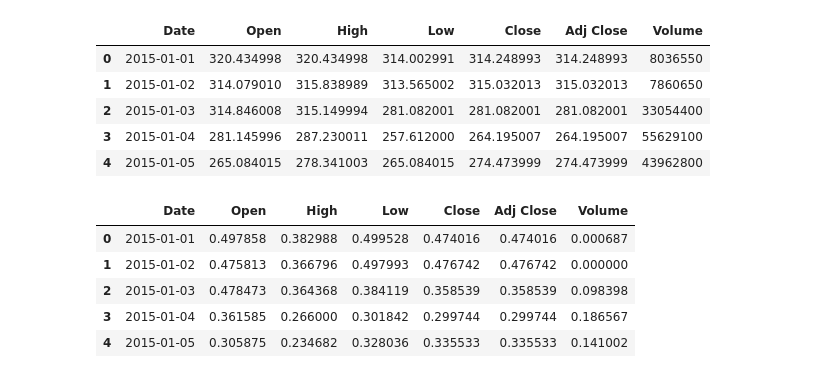
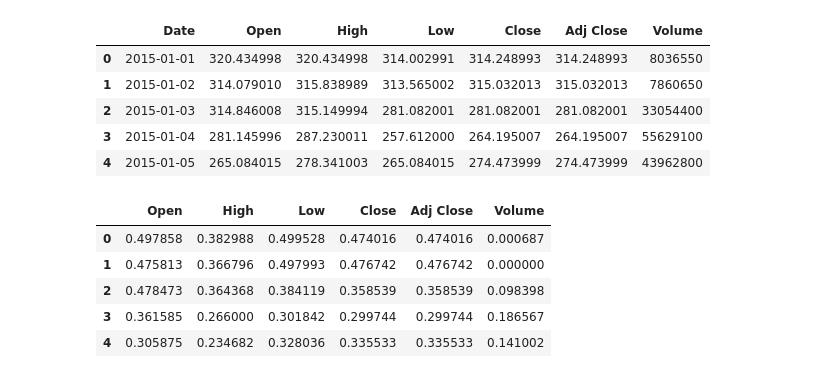
Before and after one commit to Vishnu-3101/A-Multimodal-Deep-Learning-Model-for-Bitcoin-Price-Prediction-with-News-and-Market-Prices, a Jupyter notebook: DataPreprocessing.ipynb, the cells around one changed output. Drawn from its saved outputs; the diff is of its cells as text; code cells hidden in the pictures.

```diff
--- a/DataPreprocessing.ipynb
+++ b/DataPreprocessing.ipynb
@@ -166,14 +168,15 @@ btc_data.head()
 | 4 | 2015-01-05 | 265.084015 | 278.341003 | 265.084015 | 274.473999 | 274.473999 | 43962800 |
 # %%
 normalized_data = BTC.normalize(btc_data)
+normalized_data = normalized_data.drop('Date',axis=1)
 normalized_data.head()
 # %% [output]
-|  | Date | Open | High | Low | Close | Adj Close | Volume |
-| 0 | 2015-01-01 | 0.497858 | 0.382988 | 0.499528 | 0.474016 | 0.474016 | 0.000687 |
-| 1 | 2015-01-02 | 0.475813 | 0.366796 | 0.497993 | 0.476742 | 0.476742 | 0.000000 |
-| 2 | 2015-01-03 | 0.478473 | 0.364368 | 0.384119 | 0.358539 | 0.358539 | 0.098398 |
-| 3 | 2015-01-04 | 0.361585 | 0.266000 | 0.301842 | 0.299744 | 0.299744 | 0.186567 |
-| 4 | 2015-01-05 | 0.305875 | 0.234682 | 0.328036 | 0.335533 | 0.335533 | 0.141002 |
+|  | Open | High | Low | Close | Adj Close | Volume |
+| 0 | 0.497858 | 0.382988 | 0.499528 | 0.474016 | 0.474016 | 0.000687 |
+| 1 | 0.475813 | 0.366796 | 0.497993 | 0.476742 | 0.476742 | 0.000000 |
+| 2 | 0.478473 | 0.364368 | 0.384119 | 0.358539 | 0.358539 | 0.098398 |
+| 3 | 0.361585 | 0.266000 | 0.301842 | 0.299744 | 0.299744 | 0.186567 |
+| 4 | 0.305875 | 0.234682 | 0.328036 | 0.335533 | 0.335533 | 0.141002 |
 # %%
 tweets.correlation(tweets.tweets_per_day['Tweets_Count'], normalized_data['Close'][:364])
 # %% [output]
```
Also changed, not shown: parts of 24 cells of this notebook.
